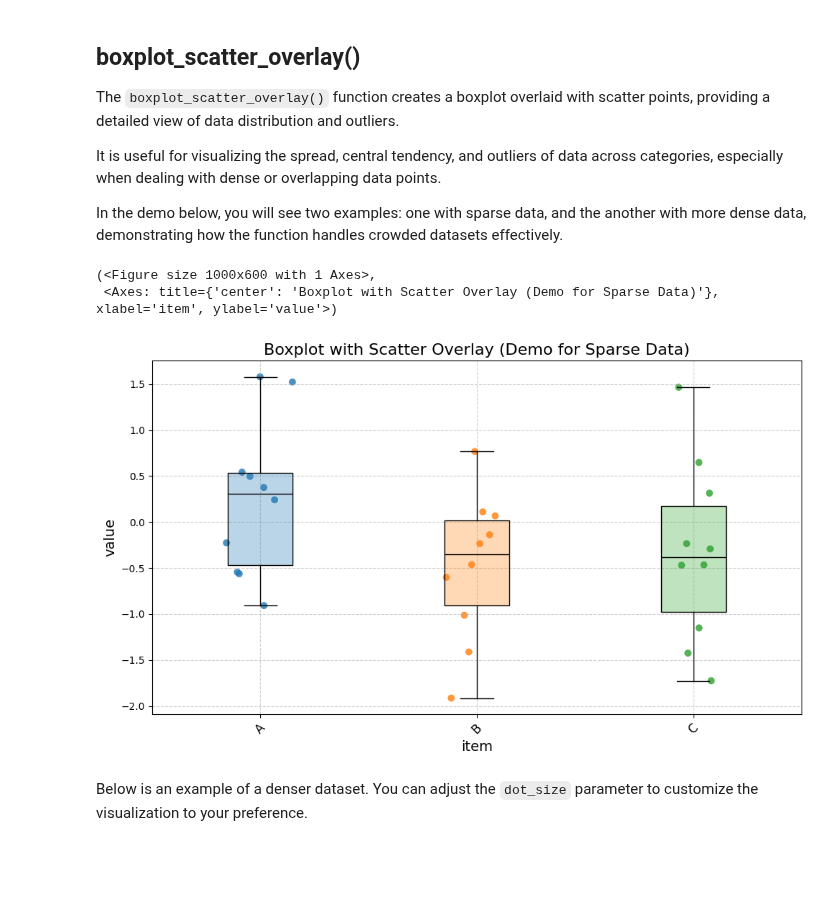
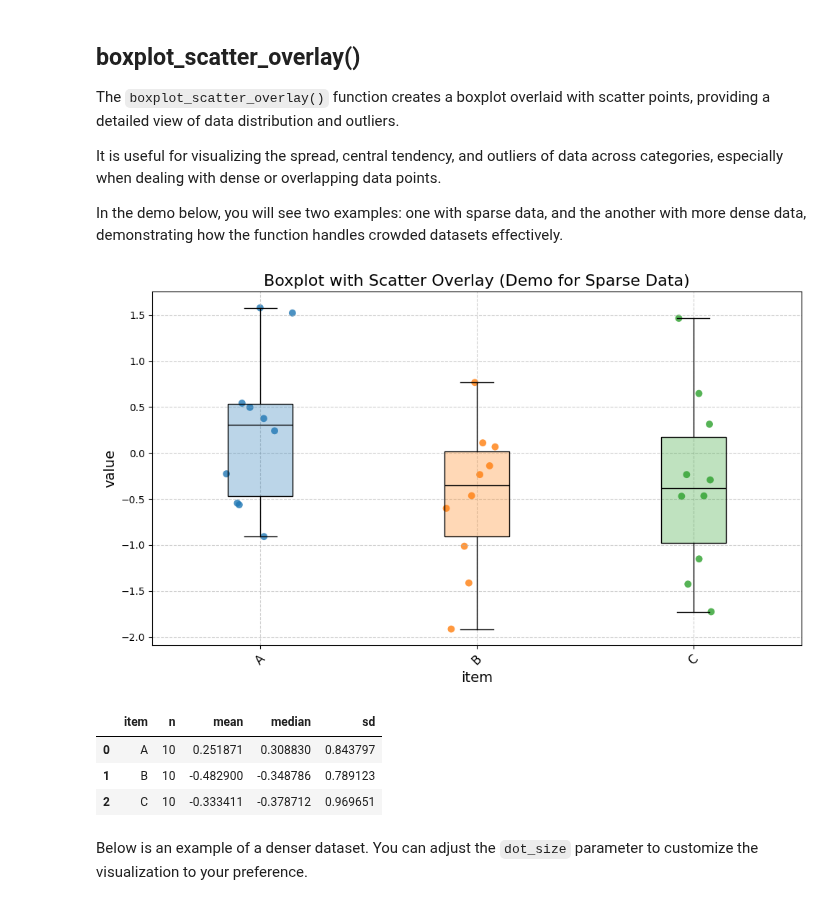
Before and after one commit to MenaWANG/mlarena, a Jupyter notebook: examples/3.utils_plot.ipynb, the cells around one changed output. Cells and saved outputs as stored; diff of their text form; code cells hidden in the pictures; blank space fills up the shorter version.

```diff
--- a/examples/3.utils_plot.ipynb
+++ b/examples/3.utils_plot.ipynb
@@ -24,16 +24,22 @@ data = {
 }
 df = pd.DataFrame(data)
 # Create boxplot with scatter overlay
-put.boxplot_scatter_overlay(
+fig, ax, summary_table = put.boxplot_scatter_overlay(
     data=df,
     x="item",
     y="value",
     title="Boxplot with Scatter Overlay (Demo for Sparse Data)",
+    return_summary=True #return the summary stats, default to be False
 )
 # %% [output]
-(<Figure size 1000x600 with 1 Axes>,
- <Axes: title={'center': 'Boxplot with Scatter Overlay (Demo for Sparse Data)'}, xlabel='item', ylabel='value'>)
 [figure]
+# %%
+summary_table
+# %% [output]
+|  | item | n | mean | median | sd |
+| 0 | A | 10 | 0.251871 | 0.308830 | 0.843797 |
+| 1 | B | 10 | -0.482900 | -0.348786 | 0.789123 |
+| 2 | C | 10 | -0.333411 | -0.378712 | 0.969651 |
 # %% [markdown]
 Below is an example of a denser dataset. You can adjust the `dot_size` parameter to customize the visualization to your preference.
 # %%
```
Also changed, not shown: parts of 1 cell of this notebook, 2 other files.
